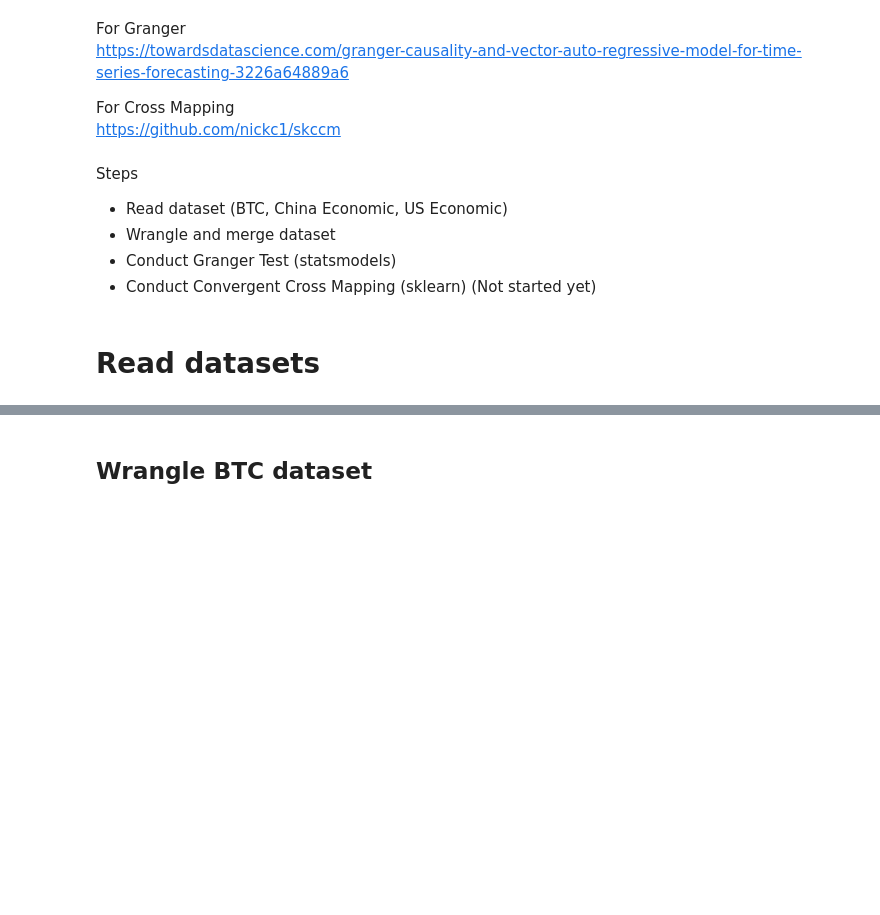
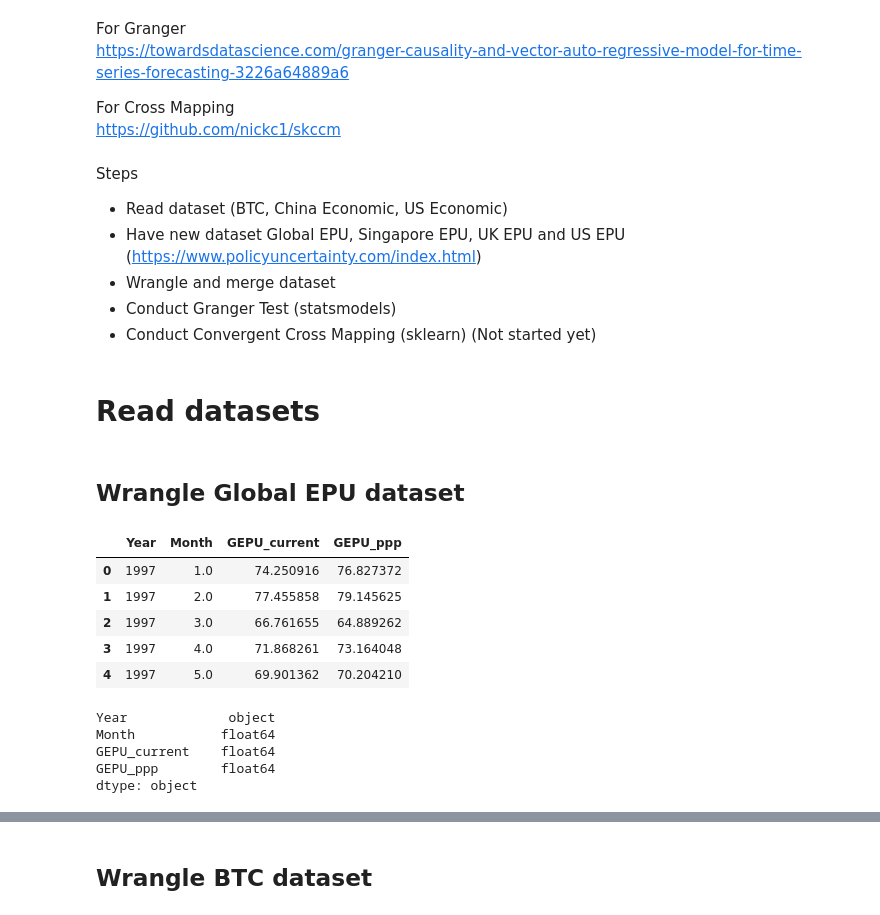
Before and after one commit to ikttan/btc-econ, a Jupyter notebook: granger.ipynb, the cells around one changed output, grey strips where cells are left out. Cells and saved outputs as stored; diff of their text form; code cells hidden in the pictures; blank space fills up the shorter version.

```diff
--- a/granger.ipynb
+++ b/granger.ipynb
@@ -13,6 +13,7 @@ https://github.com/nickc1/skccm
 Steps
 
 - Read dataset (BTC, China Economic, US Economic)
+- Have new dataset Global EPU, Singapore EPU, UK EPU and US EPU (https://www.policyuncertainty.com/index.html)
 - Wrangle and merge dataset
 - Conduct Granger Test (statsmodels)
 - Conduct Convergent Cross Mapping (sklearn) (Not started yet)
@@ -23,6 +24,26 @@ import matplotlib.pyplot as plt
 # %% [markdown]
 # Read datasets
 # %%
+globalDf = pd.read_csv("data/Global_Policy_Uncertainty_Data-Since1997.csv", encoding="latin-1")
 btcDf = pd.read_csv("data/BTC-Monthly-Since2014.csv")
 chinaDf = pd.read_csv("data/China-TPU-Monthly-Since2000.csv", encoding="latin-1") # due to some 0x9x characters
 usDf = pd.read_csv("data/US_Policy_Index-Monthly-Since1985.csv")
+# %% [markdown]
+## Wrangle Global EPU dataset
+# %%
+globalDf.head()
+# %% [output]
+|  | Year | Month | GEPU_current | GEPU_ppp |
+| 0 | 1997 | 1.0 | 74.250916 | 76.827372 |
+| 1 | 1997 | 2.0 | 77.455858 | 79.145625 |
+| 2 | 1997 | 3.0 | 66.761655 | 64.889262 |
+| 3 | 1997 | 4.0 | 71.868261 | 73.164048 |
+| 4 | 1997 | 5.0 | 69.901362 | 70.204210 |
+# %%
+globalDf.dtypes
+# %% [output]
+Year             object
+Month           float64
+GEPU_current    float64
+GEPU_ppp        float64
+dtype: object
```
Also changed, not shown: parts of 15 cells of this notebook, 1 other file.
